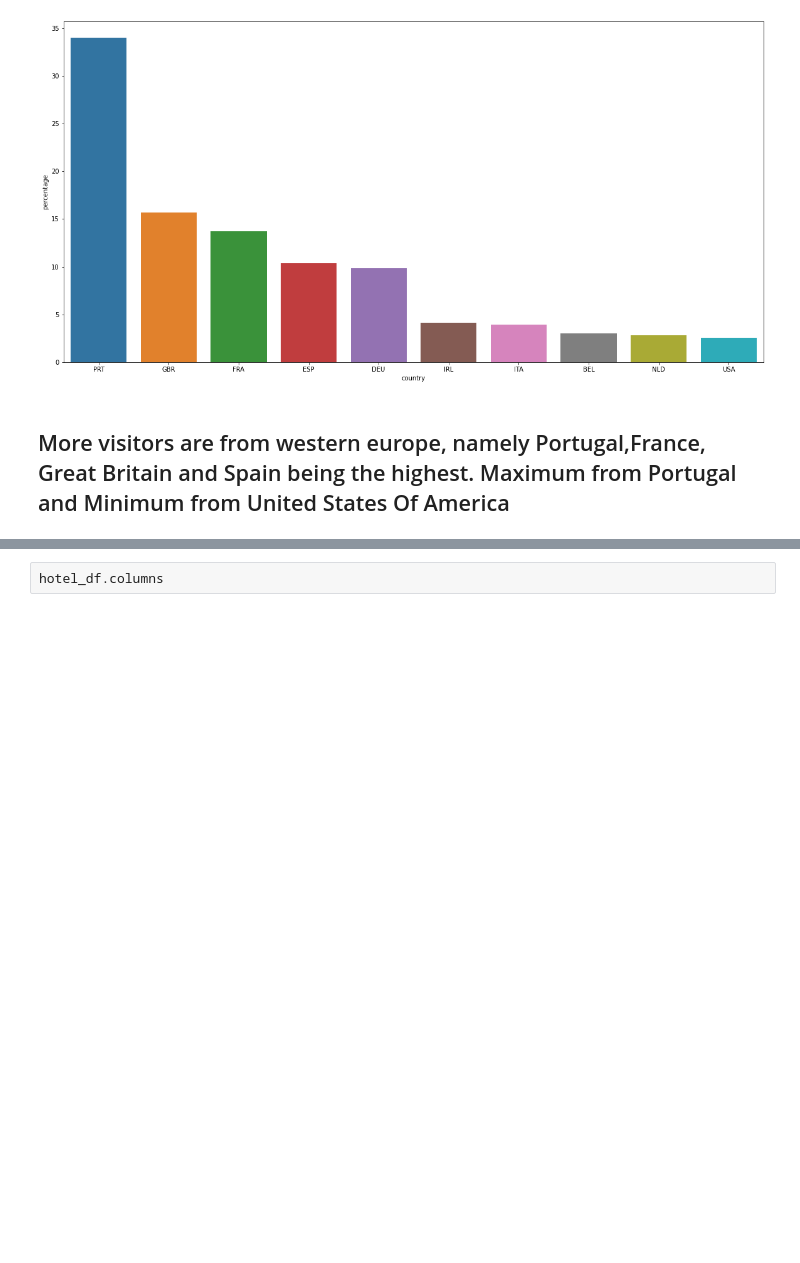
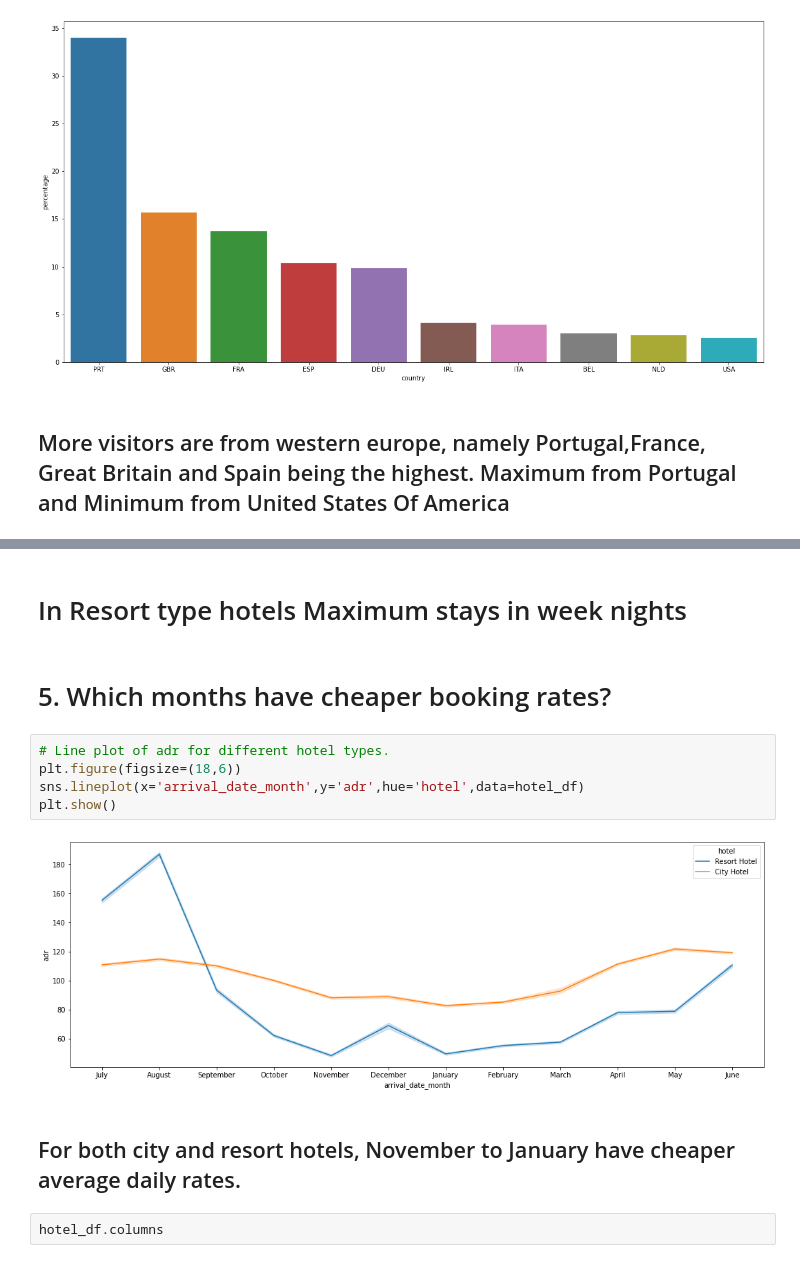
Before and after one commit to Shubhampanaskar/Hotel-Booking-Analysis-Capstone, a Jupyter notebook: Copy_of_Hotel_Booking_Analysis_BY_SHUBHAM_PANASKAR_Capstone_Project.ipynb, the cells around one changed output, grey strips where cells are left out. Cells and saved outputs as stored; diff of their text form; blank space fills up the shorter version.

```diff
--- a/Copy_of_Hotel_Booking_Analysis_BY_SHUBHAM_PANASKAR_Capstone_Project.ipynb
+++ b/Copy_of_Hotel_Booking_Analysis_BY_SHUBHAM_PANASKAR_Capstone_Project.ipynb
@@ -405,3 +456,16 @@ Bar_plot=sns.barplot(x='country',y='percentage',data=Top_10_countries)
+# %% [markdown]
+# In Resort type hotels Maximum stays in week nights
+# %% [markdown]
+# 5. Which months have cheaper booking rates?
+# %%
+# Line plot of adr for different hotel types.
+plt.figure(figsize=(18,6))
+sns.lineplot(x='arrival_date_month',y='adr',hue='hotel',data=hotel_df)
+plt.show()
+# %% [output]
+[figure, added]
+# %% [markdown]
+## For both city and resort hotels, November to January have cheaper average daily rates.
 # %%
 hotel_df.columns
 # %% [output]
```
Also changed, not shown: parts of 6 cells of this notebook.
